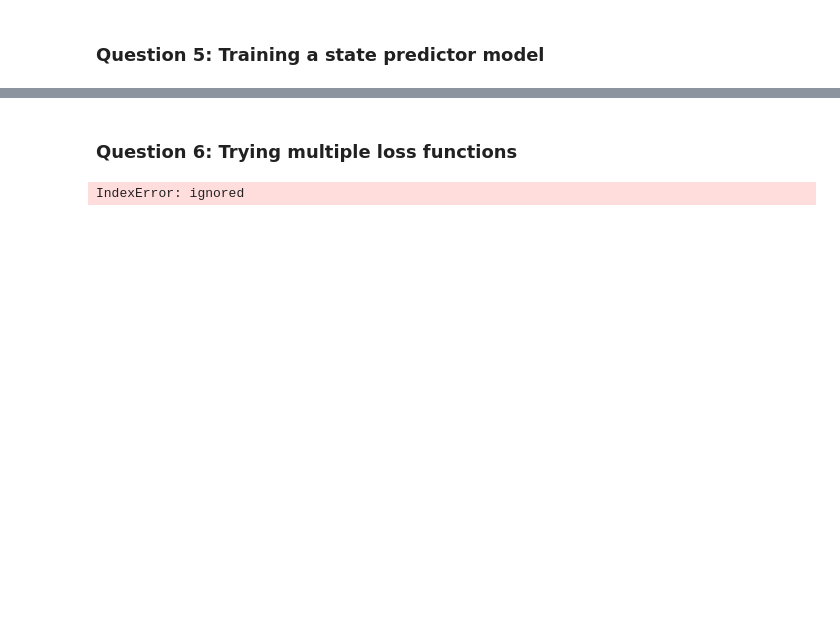
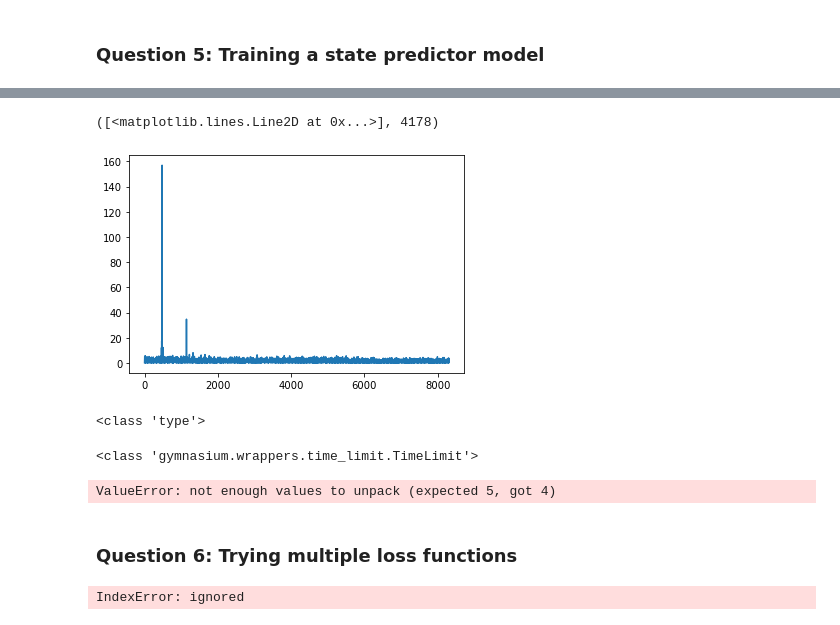
Before and after one commit to 13770559934/RL_CW_and_Lab, a Jupyter notebook: Week 6 - Lab 3 roy.ipynb, the cells around one changed output, grey strips where cells are left out. Cells and saved outputs as stored; diff of their text form; code cells hidden in the pictures; blank space fills up the shorter version.

```diff
--- a/Week 6 - Lab 3 roy.ipynb
+++ b/Week 6 - Lab 3 roy.ipynb
@@ -340,3 +384,52 @@ plt.plot(losses)
+# %%
+import math
+plt.plot([t.item() for t in losses][50:-1]), num_batches
+# %% [output]
+([<matplotlib.lines.Line2D at 0x...>], 4178)
+[figure, added]
+# %%
+# Graphical class: this class modifies the original Gym class to be able to visualise your prediction
+# You DO NOT need to understand it to work on this lab assessment
+
+from gym.envs.classic_control.cartpole import CartPoleEnv
+
+class ShowCartPolePredictions(CartPoleEnv):
+    def __init__(self):
+        super(ShowCartPolePredictions, self).__init__()
+        # 确保定义了 action_space 和 observation_space
+        self.action_space = gym.spaces.Discrete(2)  # 假设动作空间是离散的，且有2个可能的动作
+        self.observation_space = gym.spaces.Box(
+            low=np.array([-2.4, -3.0, -0.20943951, -3.0]),
+            high=np.array([2.4, 3.0, 0.20943951, 3.0]),
+            dtype=np.float32
+        )
+
+    def step(self, state):
+        """
+        Step takes the next state as input instead of action.
+        """
+        self.state = state
+        x, x_dot, theta, theta_dot = state
+
+        done = bool(
+            x < -self.x_threshold
+            or x > self.x_threshold
+            or theta < -self.theta_threshold_radians
+            or theta > self.theta_threshold_radians
+                )
+
+        reward = 1.
+
+        return np.array(self.state, dtype=np.float32), reward, done, {}
+
+nb_path = os.path.join(os.getcwd(), 'tutorial_3_solution.ipynb')
+gym.envs.register(
+     id='ShowPredictionsCartPole',
+     entry_point=ShowCartPolePredictions,
+     max_episode_steps=500,
+)
+# %% [output]
+<class 'type'>
 # %%
 # Displaying the learned model dynamics in the CartPole environment
 
@@ -354,6 +447,7 @@ if not os.path.isdir(video_dir):
 video_file = os.path.join(video_dir, "learned_dynamics.mp4")
 
 simulated_env = gym.make('ShowPredictionsCartPole')
+print(type(simulated_env))
 #TimeLimit)(ShowCartPolePredictions(), max_episode_steps=500)
 video_recorder = VideoRecorder(simulated_env, video_file, enabled=True)
 
@@ -377,7 +471,7 @@ while not done:
         predicted_state = list([float(s) for s in predicted_state.squeeze()])
 
     # Apply it in the environment
-    state, reward, done, info = simulated_env.step(predicted_state)
+    state, reward, done, info, *rest = simulated_env.step(predicted_state)
     state = torch.tensor(simulated_env.state).float()
 
 video_recorder.capture_frame()
@@ -385,6 +479,9 @@ video_recorder.close()
 video_recorder.enabled = False
 
 simulated_env.close()
+# %% [output]
+<class 'gymnasium.wrappers.time_limit.TimeLimit'>
+ValueError: not enough values to unpack (expected 5, got 4)
 # %% [markdown]
 ### Question 6: Trying multiple loss functions
 # %%
```
Also changed, not shown: parts of 8 cells of this notebook, 7 other files.
